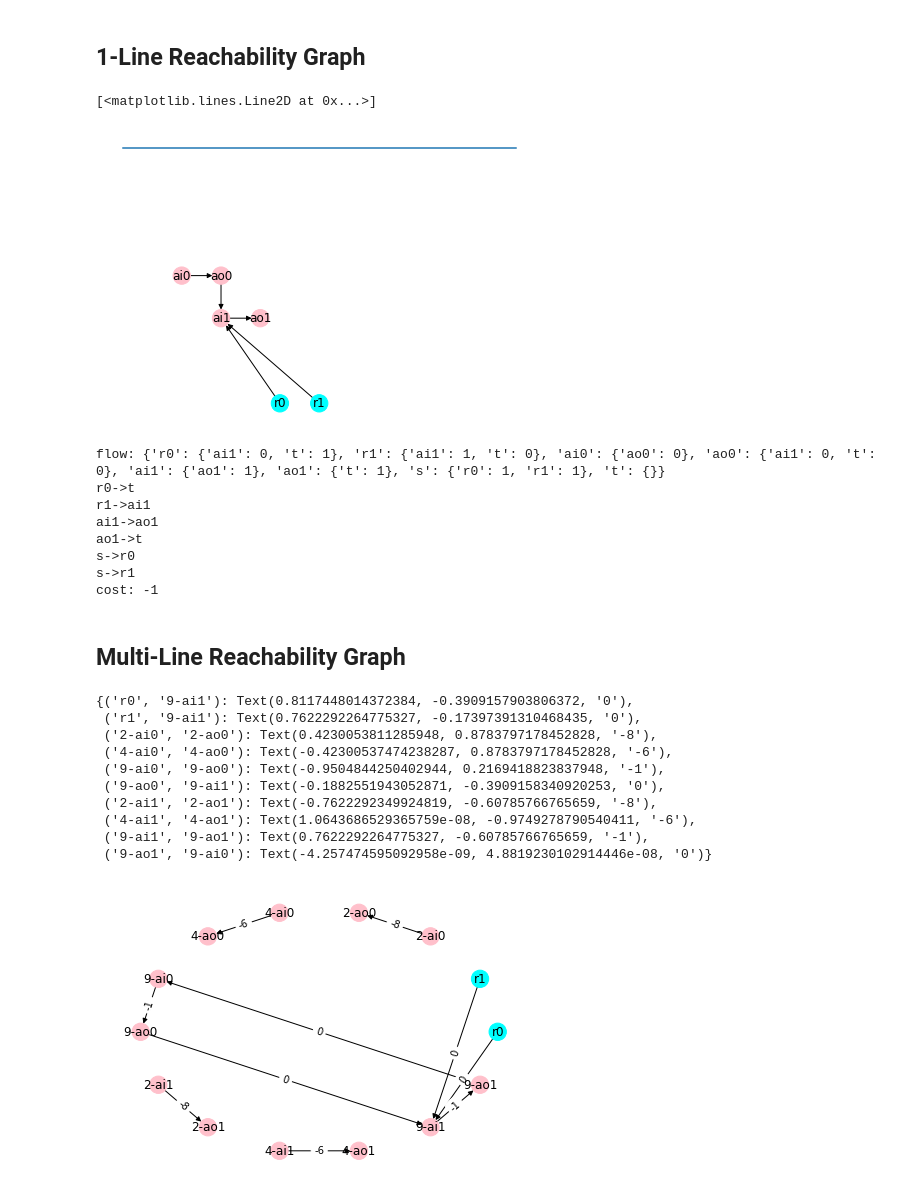
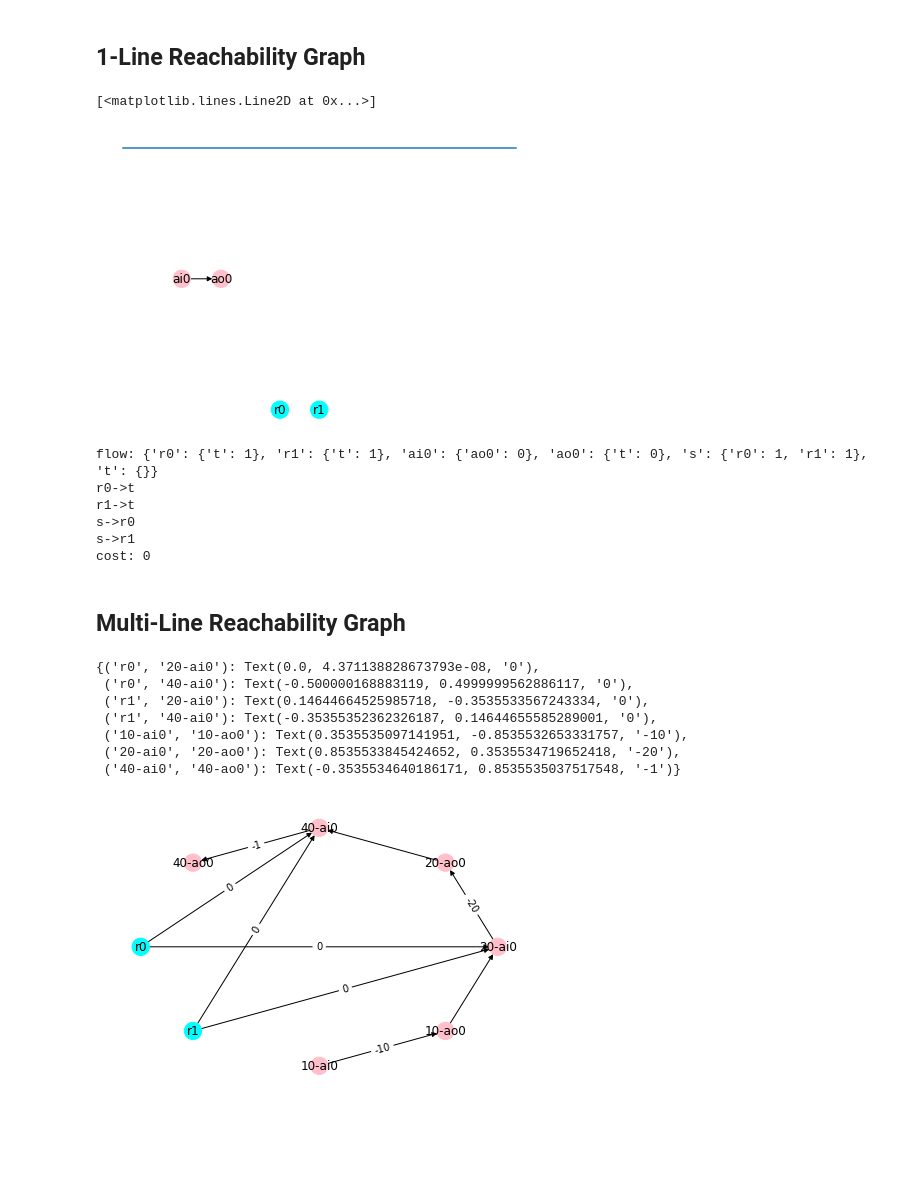
Before and after one commit to DebuggerOR/reachability-flow, a Jupyter notebook: vijay.ipynb, the cells around one changed output. Drawn from its saved outputs; the diff is of its cells as text; code cells hidden in the pictures; blank space fills up the shorter version.

Commit message:
1d and multi graphs

```diff
--- a/vijay.ipynb
+++ b/vijay.ipynb
@@ -20,8 +20,7 @@ rand.seed(3)
 # agents = [(rand.uniform(low,high),rand.uniform(low,high)) for _ in range(n)]
 # robots = [(rand.uniform(low,high),rand.uniform(low,high)) for _ in range(k)]
 
-agents = [(2,7),(3,6)]
-# (6,5),(7,7)]
+agents = [(2,7)]
 robots = [(4,4),(5,4)]
 
 
@@ -100,7 +99,7 @@ nx.draw(g,
 plt.plot([low,high],[h,h])
 # %% [output]
 [<matplotlib.lines.Line2D at 0x...>]
-[figure, old version]
+[figure, new version]
 # %%
 # add dummy source and target to use flow
 for i in range(len(robots)):
@@ -119,18 +118,17 @@ for v1, vs in flow.items():
             print(f'{v1}->{v2}')
 print(f'cost: {nx.cost_of_flow(g, flow)}')
 # %% [output]
-flow: {'r0': {'ai1': 0, 't': 1}, 'r1': {'ai1': 1, 't': 0}, 'ai0': {'ao0': 0}, 'ao0': {'ai1': 0, 't': 0}, 'ai1': {'ao1': 1}, 'ao1': {'t': 1}, 's': {'r0': 1, 'r1': 1}, 't': {}}
+flow: {'r0': {'t': 1}, 'r1': {'t': 1}, 'ai0': {'ao0': 0}, 'ao0': {'t': 0}, 's': {'r0': 1, 'r1': 1}, 't': {}}
 r0->t
-r1->ai1
-ai1->ao1
-ao1->t
+r1->t
 s->r0
 s->r1
-cost: -1
+cost: 0
 # %% [markdown]
 ## Multi-Line Reachability Graph
 # %%
-H = [2,4,9]
+H = [10,20,40]
+added_cost = {40: -1, 20:-20, 10:-10}
 
 g = nx.DiGraph()
 
@@ -140,10 +138,15 @@ for i in range(len(robots)):
 
 # create agents divided to in and out
 for i in range(len(agents)):
+    prev_h = None
     for h in H:
         g.add_node(f'{h}-ai{i}', color='pink')
         g.add_node(f'{h}-ao{i}', color='pink')
-        g.add_edge(f'{h}-ai{i}', f'{h}-ao{i}', weight=-(max(H)-h+1), capacity=1)
+
+        g.add_edge(f'{h}-ai{i}', f'{h}-ao{i}', weight=added_cost[h], capacity=1)
+        if prev_h:
+            g.add_edge(f'{prev_h}-ao{i}', f'{h}-ai{i}', capacity=1)
+        prev_h = h
 
 # add edges from robots to agents
 for i in range(len(agents)):
@@ -151,6 +154,7 @@ for i in range(len(agents)):
         for h in H:
             if can_stop_on_line(robots[j], agents[i], h):
                 g.add_edge(f'r{j}', f'{h}-ai{i}', weight=0, capacity=1)
+
 
 # add edges between agents
 for i in range(len(agents)):
@@ -160,28 +164,25 @@ for i in range(len(agents)):
         for h1 in H:
             for h2 in H:
                 if can_stop_on_line((agents[i][0],h1), (agents[j][0], agents[j][1]+(h1-agents[i][1])) ,h2):
-                    g.add_edge(f'{h}-ao{i}', f'{h}-ai{j}', weight=0, capacity=1)
+                    g.add_edge(f'{h1}-ao{i}', f'{h2}-ai{j}', weight=0, capacity=1)
 # %%
-pos = nx.circular_layout(g)
+pos = nx.shell_layout(g)
 nx.draw(g,
         pos=pos,
         with_labels=True,
         node_color=nx.get_node_attributes(g, 'color').values())
 
 labels = nx.get_edge_attributes(g,'weight')
 nx.draw_networkx_edge_labels(g,pos,edge_labels=labels)
 # %% [output]
-{('r0', '9-ai1'): Text(0.8117448014372384, -0.3909157903806372, '0'),
- ('r1', '9-ai1'): Text(0.7622292264775327, -0.17397391310468435, '0'),
- ('2-ai0', '2-ao0'): Text(0.4230053811285948, 0.8783797178452828, '-8'),
- ('4-ai0', '4-ao0'): Text(-0.42300537474238287, 0.8783797178452828, '-6'),
- ('9-ai0', '9-ao0'): Text(-0.9504844250402944, 0.2169418823837948, '-1'),
- ('9-ao0', '9-ai1'): Text(-0.1882551943052871, -0.3909158340920253, '0'),
- ('2-ai1', '2-ao1'): Text(-0.7622292349924819, -0.60785766765659, '-8'),
- ('4-ai1', '4-ao1'): Text(1.0643686529365759e-08, -0.9749278790540411, '-6'),
- ('9-ai1', '9-ao1'): Text(0.7622292264775327, -0.60785766765659, '-1'),
- ('9-ao1', '9-ai0'): Text(-4.257474595092958e-09, 4.8819230102914446e-08, '0')}
+{('r0', '20-ai0'): Text(0.0, 4.371138828673793e-08, '0'),
+ ('r0', '40-ai0'): Text(-0.500000168883119, 0.4999999562886117, '0'),
+ ('r1', '20-ai0'): Text(0.14644664525985718, -0.3535533567243334, '0'),
+ ('r1', '40-ai0'): Text(-0.35355352362326187, 0.14644655585289001, '0'),
+ ('10-ai0', '10-ao0'): Text(0.3535535097141951, -0.8535532653331757, '-10'),
+ ('20-ai0', '20-ao0'): Text(0.8535533845424652, 0.3535534719652418, '-20'),
+ ('40-ai0', '40-ao0'): Text(-0.3535534640186171, 0.8535535037517548, '-1')}
-[figure, old version]
+[figure, new version]
 # %%
 # add dummy source and target to use flow
 for i in range(len(robots)):
```
Also changed, not shown: parts of 3 cells of this notebook.
